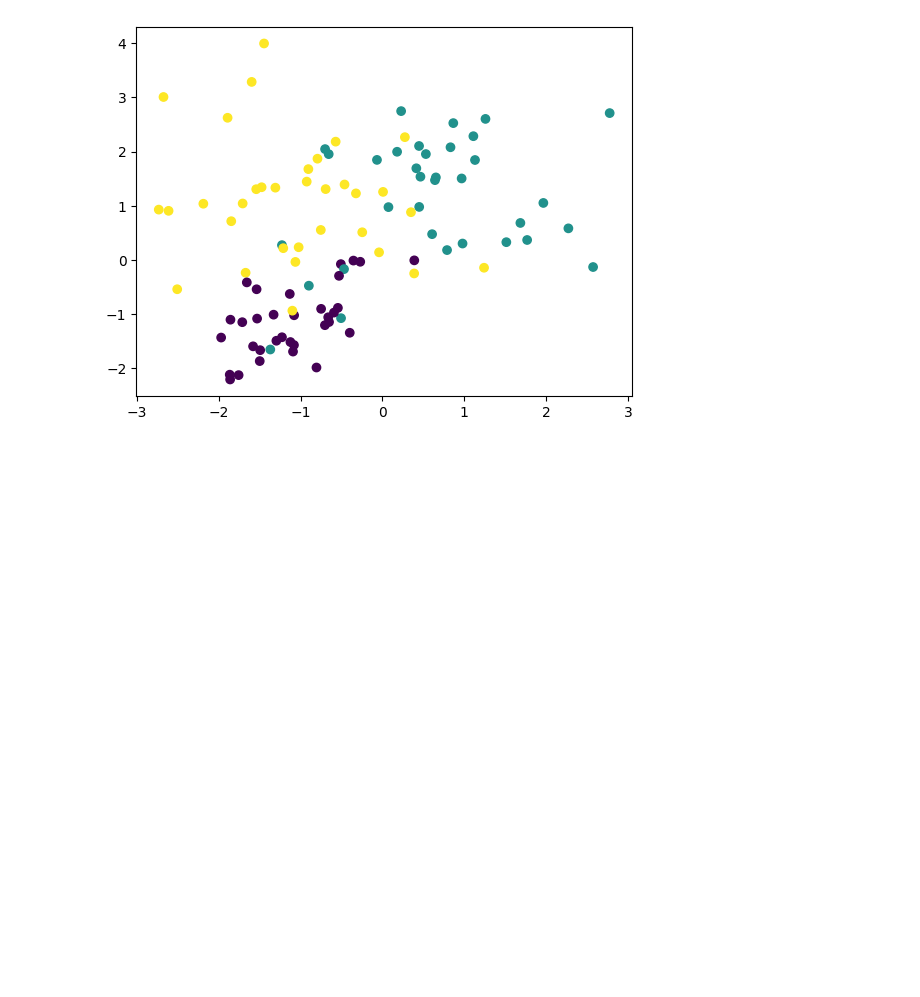
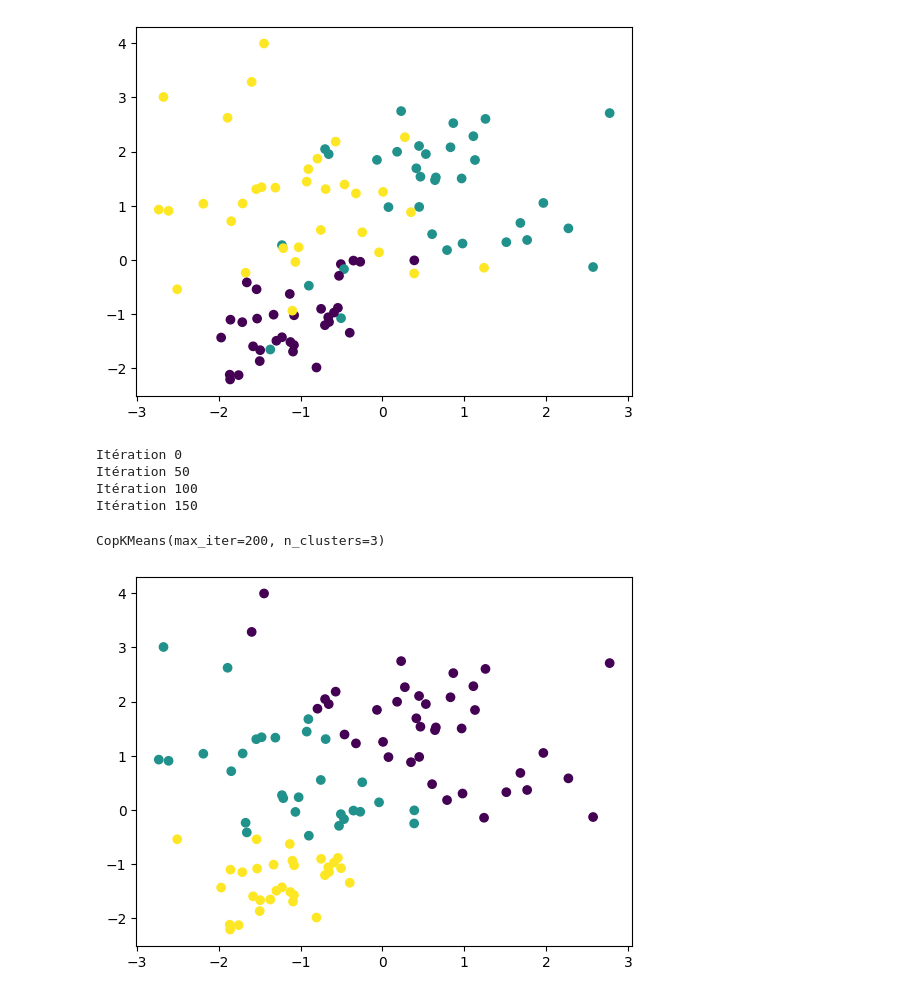
Before and after one commit to Matteo-LG/machine_learning_project_pwr, a Jupyter notebook: tests.ipynb, the cells around one changed output. Cells and saved outputs as stored; diff of their text form; code cells hidden in the pictures; blank space fills up the shorter version.

```diff
--- a/tests.ipynb
+++ b/tests.ipynb
@@ -12,3 +19,20 @@ plt.scatter(X[:,0], X[:,1], c=y)
 plt.show()
 # %% [output]
 [figure]
+# %%
+model = CopKMeans(3, 200)
+# %%
+model.fit(X, [], [])
+# %% [output]
+Itération 0
+Itération 50
+Itération 100
+Itération 150
+CopKMeans(max_iter=200, n_clusters=3)
+# %%
+prediction = model.predict(X)
+# %%
+plt.scatter(X[:,0], X[:,1], c=prediction)
+plt.show()
+# %% [output]
+[figure, added]
```
Also changed, not shown: parts of 1 cell of this notebook, 1 other file.
